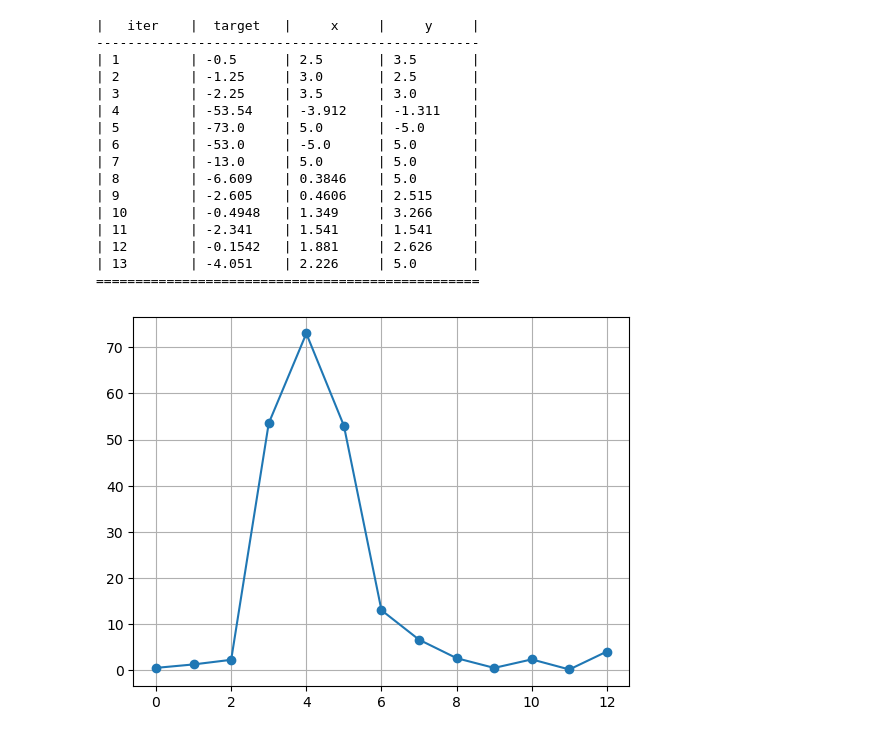
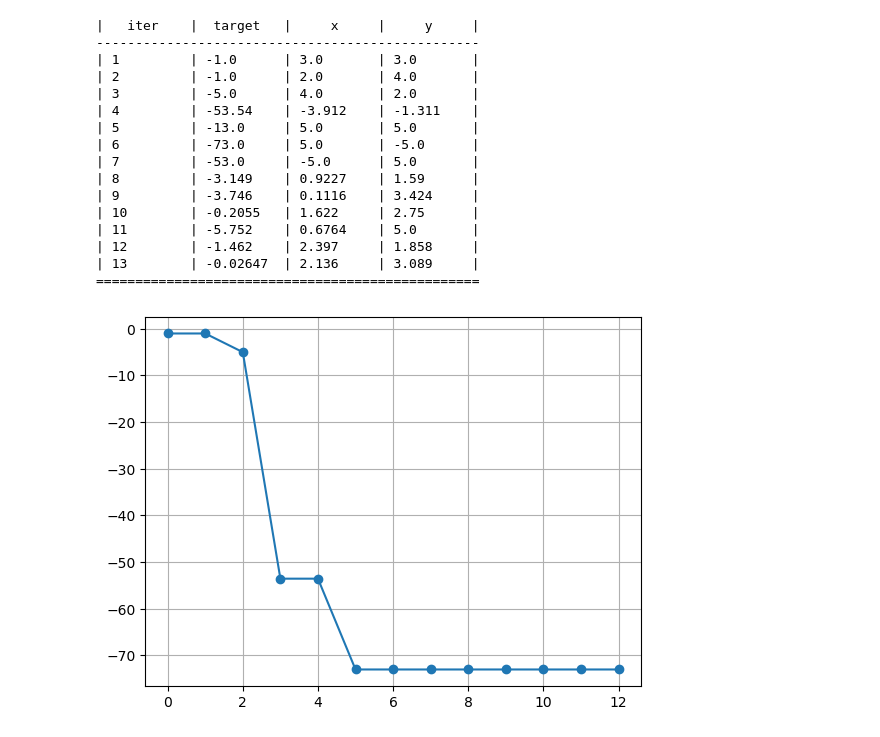
Before and after one commit to turnwind/BOPRO, a Jupyter notebook: demo-1.ipynb, the cells around one changed output. Drawn from its saved outputs; the diff is of its cells as text; code cells hidden in the pictures.

```diff
--- a/demo-1.ipynb
+++ b/demo-1.ipynb
@@ -102,7 +174,7 @@ bots: Based on the constraints and the experience from previous tasks, here are
 # %%
-from tqdm import tqdm
+### Optimization
 for i in tqdm(range(numiters)):
-    samplers = candidate_sampling(datas,5)
+    samplers = candidate_sampling(datas,numsamples)
     data_pred = SurrogateModel(datas,samplers)
     next_point = min(data_pred, key=lambda x: x['loss'])
     loss = obj(next_point["params"][0],next_point["params"][1])
@@ -211,0 +275,26 @@ plt.show()
+# %%
+print(datas)
+x_params = [item['params'][0] for item in datas]
+y_params = [item['params'][1] for item in datas]
+x = np.linspace(-5, 5, 100)
+y = np.linspace(-5, 5, 100)
+X, Y = np.meshgrid(x, y)
+
+Z = (X - 2)**2 + (Y - 3)**2
+
+
+plt.figure(figsize=(10, 8))
+
+plt.contourf(X, Y, Z, levels=50, cmap='viridis', alpha=0.7)
+plt.plot(x_params[:numinipoint+1], y_params[:numinipoint+1], marker='o', linestyle='-', color='g', label='Initial Trajectory', zorder=4)
+plt.plot(x_params[numinipoint:], y_params[numinipoint:], marker='o', linestyle='-', color='b', label='Optimized Trajectory', zorder=4)
+for i, (x, y) in enumerate(zip(x_params, y_params)):
+    plt.text(x, y, str(i), fontsize=12, ha='right', va='bottom', color='red', zorder=5)
+plt.colorbar(label='Loss Function Value')
+plt.xlabel('Param 1')
+plt.ylabel('Param 2')
+plt.title('Trajectory of Params with Heatmap')
+plt.legend()
+
+plt.grid(True)
+plt.show()
@@ -211,0 +304,7 @@ plt.show()
+# %%
+for i in range(len(arrloss)):
+    arrloss[i] = min(arrloss[:i+1])
+
+print("The final result is: ",min(arrloss))
+plt.plot(arrloss)
+plt.show()
@@ -219,44 +321,46 @@ optimizer = BayesianOptimization(
     f=target_function,
     pbounds=pbounds,
     random_state=1,
 )
 
 initial_points = []
 for i in range(3):
     new_entry = {'x': inidatas[i][0], 'y': inidatas[i][1]}
     initial_points.append(new_entry)
 
 for point in initial_points:
     optimizer.probe(
         params=point,
         lazy=True
     )
 
 # 执行优化
 optimizer.maximize(
     init_points=0,
     n_iter=10,
 )
 
-target_values = [res['target'] for res in optimizer.res]
+target_values = [-res['target'] for res in optimizer.res]
+for i in range(len(target_values)):
+    target_values[i] = min(target_values[:i+1])
 plt.plot(target_values, marker='o')
 plt.grid(True)
 plt.show()
 # %% [output]
 |   iter    |  target   |     x     |     y     |
 -------------------------------------------------
-| 1         | -0.5      | 2.5       | 3.5       |
-| 2         | -1.25     | 3.0       | 2.5       |
-| 3         | -2.25     | 3.5       | 3.0       |
+| 1         | -1.0      | 3.0       | 3.0       |
+| 2         | -1.0      | 2.0       | 4.0       |
+| 3         | -5.0      | 4.0       | 2.0       |
 | 4         | -53.54    | -3.912    | -1.311    |
-| 5         | -73.0     | 5.0       | -5.0      |
-| 6         | -53.0     | -5.0      | 5.0       |
-| 7         | -13.0     | 5.0       | 5.0       |
-| 8         | -6.609    | 0.3846    | 5.0       |
-| 9         | -2.605    | 0.4606    | 2.515     |
-| 10        | -0.4948   | 1.349     | 3.266     |
-| 11        | -2.341    | 1.541     | 1.541     |
-| 12        | -0.1542   | 1.881     | 2.626     |
-| 13        | -4.051    | 2.226     | 5.0       |
+| 5         | -13.0     | 5.0       | 5.0       |
+| 6         | -73.0     | 5.0       | -5.0      |
+| 7         | -53.0     | -5.0      | 5.0       |
+| 8         | -3.149    | 0.9227    | 1.59      |
+| 9         | -3.746    | 0.1116    | 3.424     |
+| 10        | -0.2055   | 1.622     | 2.75      |
+| 11        | -5.752    | 0.6764    | 5.0       |
+| 12        | -1.462    | 2.397     | 1.858     |
+| 13        | -0.02647  | 2.136     | 3.089     |
 =================================================
-[figure, old version]
+[figure, new version]
```
Also changed, not shown: parts of 6 cells of this notebook, 1 other file.
